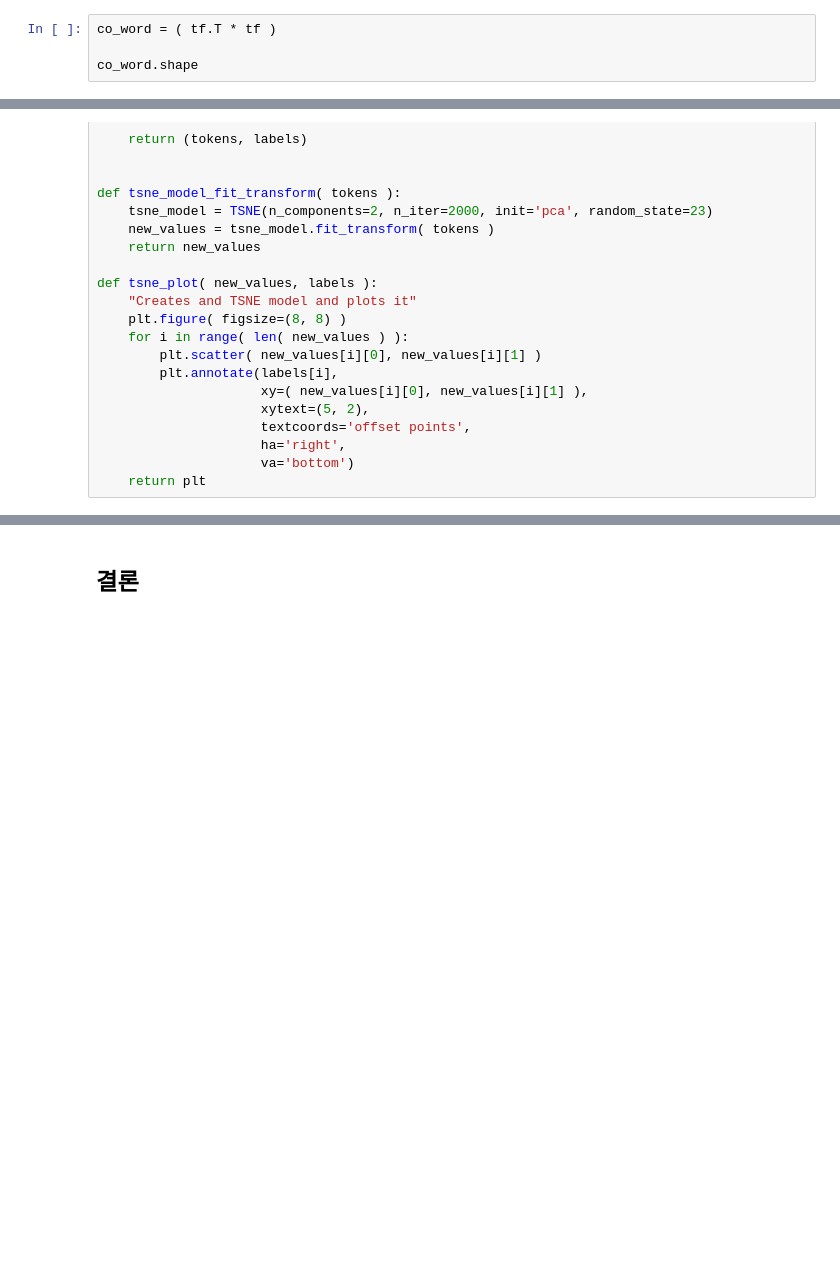
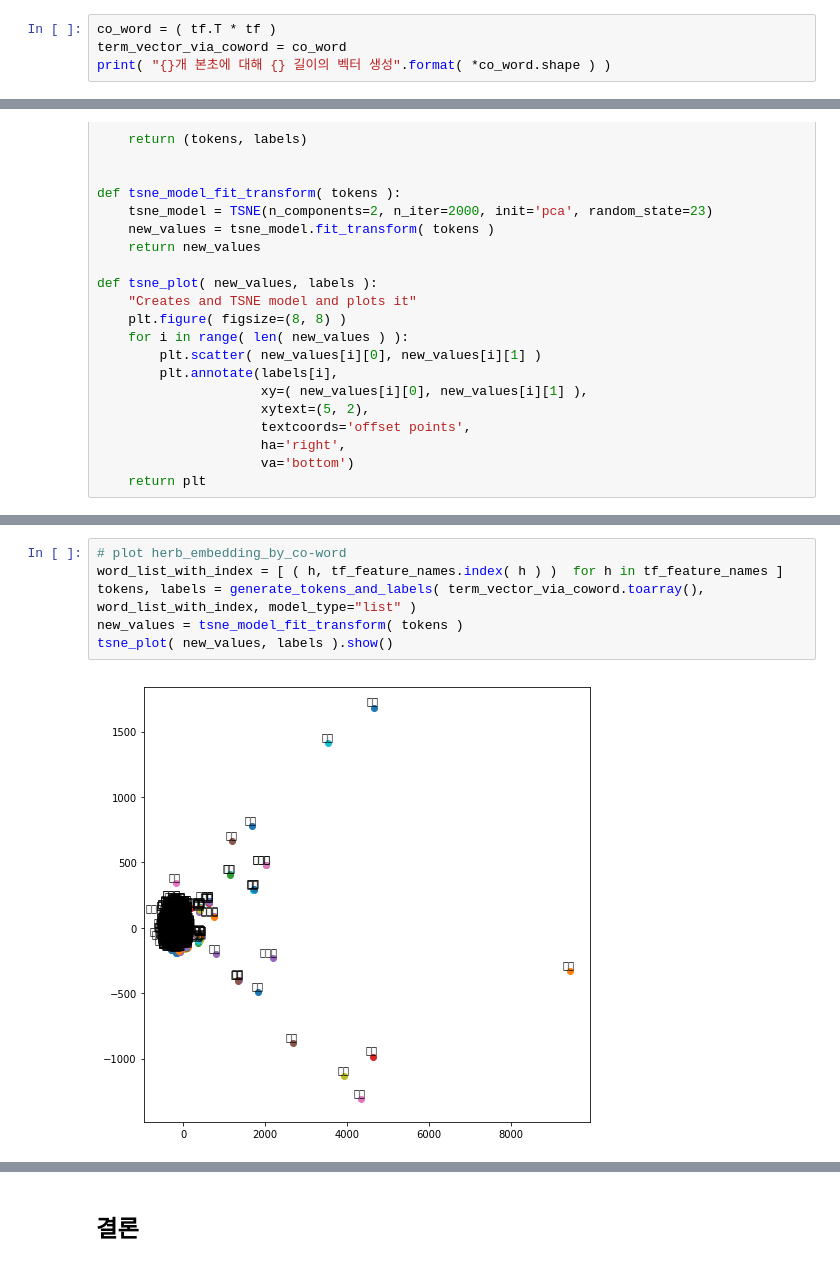
Before and after one commit to pineclass/Gym-ML-under-the-hood, a Jupyter notebook: @NLP/word_embedding/comparison_of_word_embedding_techniques.ipynb, the cells around one changed output, grey strips where cells are left out. Drawn from its saved outputs; the diff is of its cells as text; blank space fills up the shorter version.

```diff
--- a/@NLP/word_embedding/comparison_of_word_embedding_techniques.ipynb
+++ b/@NLP/word_embedding/comparison_of_word_embedding_techniques.ipynb
@@ -165,6 +173,6 @@ doc_size = np.sum( tf, axis=1 ).flatten().tolist()[0]
 ##### 2.2.1. co-word vector
 # %%
 co_word = ( tf.T * tf )
-
-co_word.shape
+term_vector_via_coword = co_word
+print( "{}개 본초에 대해 {} 길이의 벡터 생성".format( *co_word.shape ) )
 # %% [output]
@@ -455 +332,9 @@ record_points( new_values, labels, "TFIDF", hd )
+# %%
+# plot herb_embedding_by_co-word
+word_list_with_index = [ ( h, tf_feature_names.index( h ) )  for h in tf_feature_names ]
+tokens, labels = generate_tokens_and_labels( term_vector_via_coword.toarray(), word_list_with_index, model_type="list" )
+new_values = tsne_model_fit_transform( tokens )
+tsne_plot( new_values, labels ).show()
+# %% [output]
+[figure, added]
 # %%
```
Also changed, not shown: parts of 37 cells of this notebook, 1 other file.
